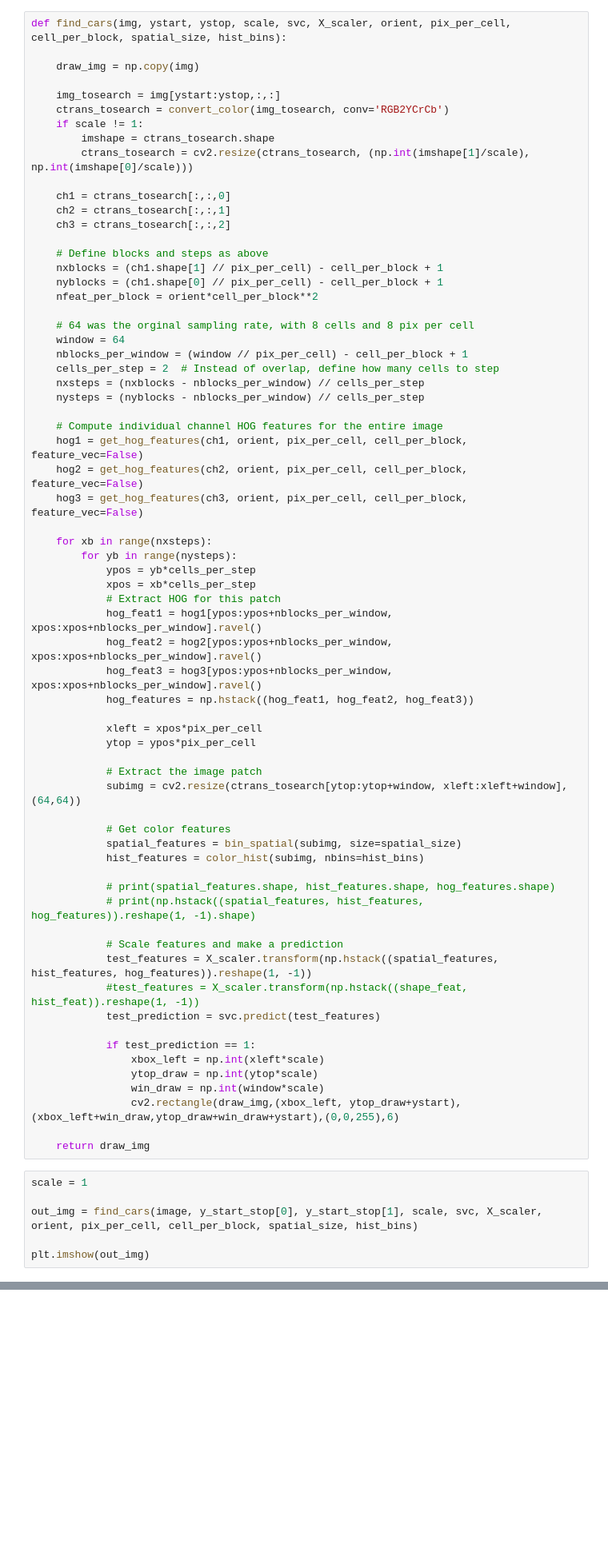
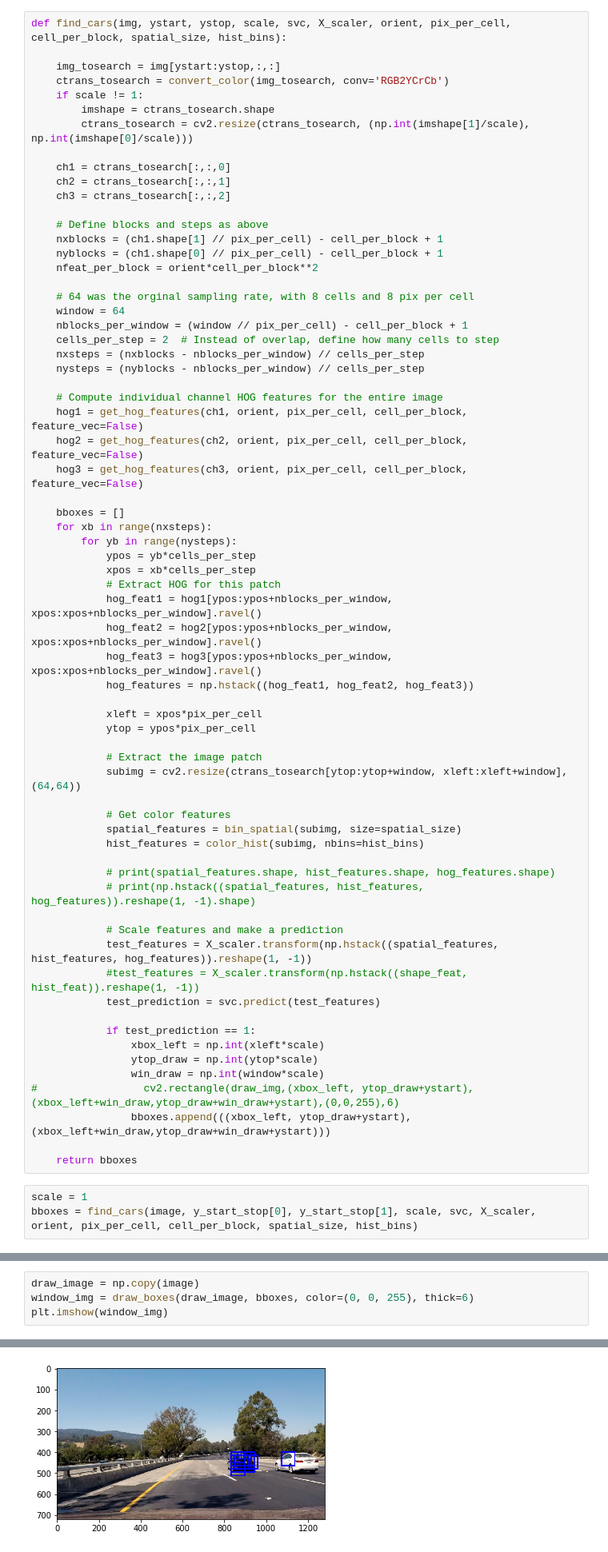
Before and after one commit to yhbyhb/CarND-Vehicle-Detection, a Jupyter notebook: P5.ipynb, the cells around one changed output, grey strips where cells are left out. Shown at 80% size. Drawn from its saved outputs; the diff is of its cells as text; blank space fills up the shorter version.

Commit message:
draw_boxes()

```diff
--- a/P5.ipynb
+++ b/P5.ipynb
@@ -183,8 +182,6 @@ Test Accuracy of SVC =  0.9935
 image = mpimg.imread('test_images/test4.jpg')
 # %%
 def find_cars(img, ystart, ystop, scale, svc, X_scaler, orient, pix_per_cell, cell_per_block, spatial_size, hist_bins):
-
-    draw_img = np.copy(img)
 
     img_tosearch = img[ystart:ystop,:,:]
     ctrans_tosearch = convert_color(img_tosearch, conv='RGB2YCrCb')
@@ -213,6 +210,7 @@ def find_cars(img, ystart, ystop, scale, svc, X_scaler, orient, pix_per_cell, ce
     hog2 = get_hog_features(ch2, orient, pix_per_cell, cell_per_block, feature_vec=False)
     hog3 = get_hog_features(ch3, orient, pix_per_cell, cell_per_block, feature_vec=False)
 
+    bboxes = []
     for xb in range(nxsteps):
         for yb in range(nysteps):
             ypos = yb*cells_per_step
@@ -245,15 +243,13 @@ def find_cars(img, ystart, ystop, scale, svc, X_scaler, orient, pix_per_cell, ce
                 xbox_left = np.int(xleft*scale)
                 ytop_draw = np.int(ytop*scale)
                 win_draw = np.int(window*scale)
-                cv2.rectangle(draw_img,(xbox_left, ytop_draw+ystart),(xbox_left+win_draw,ytop_draw+win_draw+ystart),(0,0,255),6)
+#                 cv2.rectangle(draw_img,(xbox_left, ytop_draw+ystart),(xbox_left+win_draw,ytop_draw+win_draw+ystart),(0,0,255),6)
+                bboxes.append(((xbox_left, ytop_draw+ystart),(xbox_left+win_draw,ytop_draw+win_draw+ystart)))
 
-    return draw_img
+    return bboxes
 # %%
 scale = 1
-
-out_img = find_cars(image, y_start_stop[0], y_start_stop[1], scale, svc, X_scaler, orient, pix_per_cell, cell_per_block, spatial_size, hist_bins)
-
-plt.imshow(out_img)
+bboxes = find_cars(image, y_start_stop[0], y_start_stop[1], scale, svc, X_scaler, orient, pix_per_cell, cell_per_block, spatial_size, hist_bins)
 # %% [output]
 /Users/yhbyhb/anaconda3/envs/carnd-term1/lib/python3.5/site-packages/skimage/feature/_hog.py:119: skimage_deprecation: Default value of `block_norm`==`L1` is deprecated and will be changed to `L2-Hys` ...
   'be changed to `L2-Hys` in v0.15', skimage_deprecation)
@@ -261,0 +256,5 @@ plt.imshow(out_img)
+# %%
+draw_image = np.copy(image)
+window_img = draw_boxes(draw_image, bboxes, color=(0, 0, 255), thick=6)
+plt.imshow(window_img)
+# %% [output]
@@ -261,0 +262 @@ plt.imshow(out_img)
+[figure, added]
```
Also changed, not shown: parts of 6 cells of this notebook.
